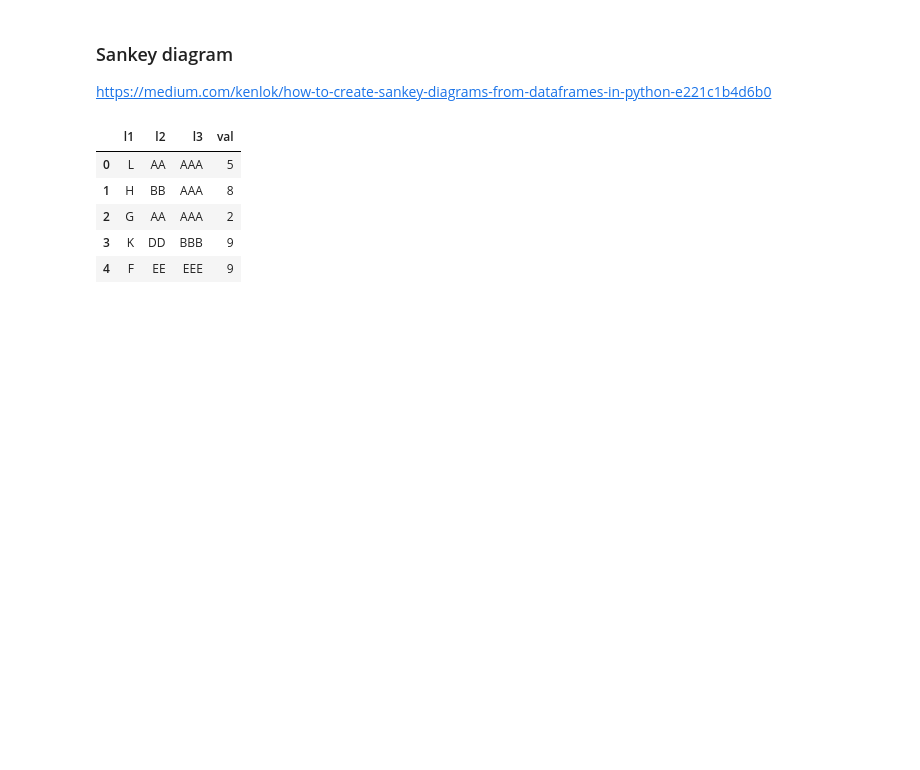
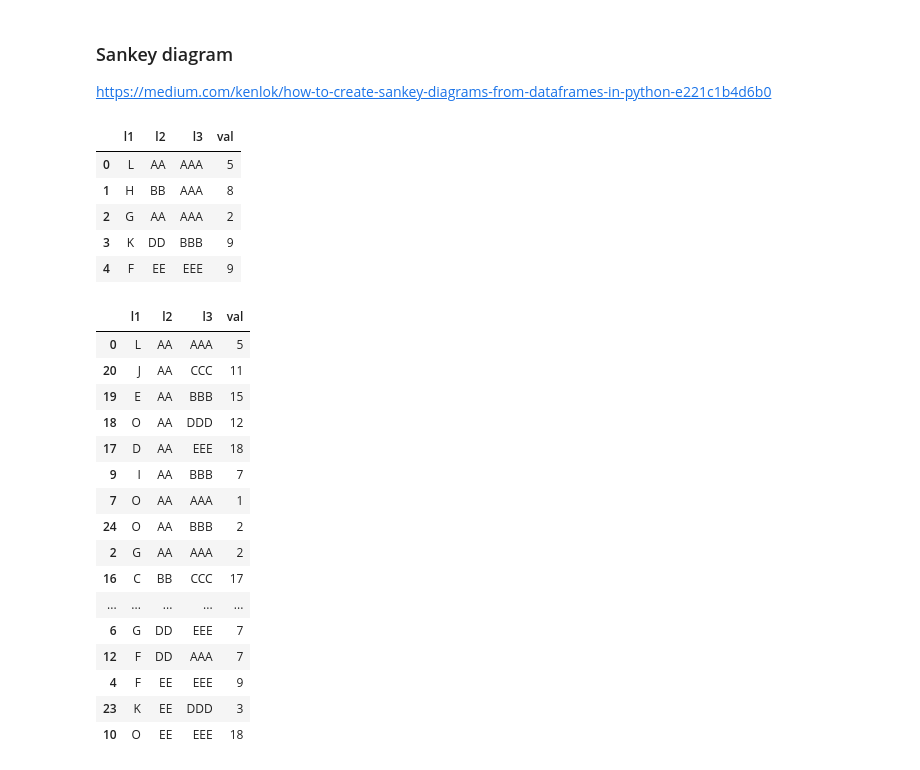
Before and after one commit to rodriguezmDNA/pyTools, a Jupyter notebook: notebooks/PyViz.ipynb, the cells around one changed output. Cells and saved outputs as stored; diff of their text form; code cells hidden in the pictures; blank space fills up the shorter version.

```diff
--- a/notebooks/PyViz.ipynb
+++ b/notebooks/PyViz.ipynb
@@ -238,6 +238,26 @@ df.head()
 | 2 | G | AA | AAA | 2 |
 | 3 | K | DD | BBB | 9 |
 | 4 | F | EE | EEE | 9 |
+# %%
+df.sort_values('l2')
+# %% [output]
+|  | l1 | l2 | l3 | val |
+| 0 | L | AA | AAA | 5 |
+| 20 | J | AA | CCC | 11 |
+| 19 | E | AA | BBB | 15 |
+| 18 | O | AA | DDD | 12 |
+| 17 | D | AA | EEE | 18 |
+| 9 | I | AA | BBB | 7 |
+| 7 | O | AA | AAA | 1 |
+| 24 | O | AA | BBB | 2 |
+| 2 | G | AA | AAA | 2 |
+| 16 | C | BB | CCC | 17 |
+| ... | ... | ... | ... | ... |
+| 6 | G | DD | EEE | 7 |
+| 12 | F | DD | AAA | 7 |
+| 4 | F | EE | EEE | 9 |
+| 23 | K | EE | DDD | 3 |
+| 10 | O | EE | EEE | 18 |
 # %%
 from plotly.offline import init_notebook_mode
 init_notebook_mode(connected = True)
```
Also changed, not shown: parts of 5 cells of this notebook.
